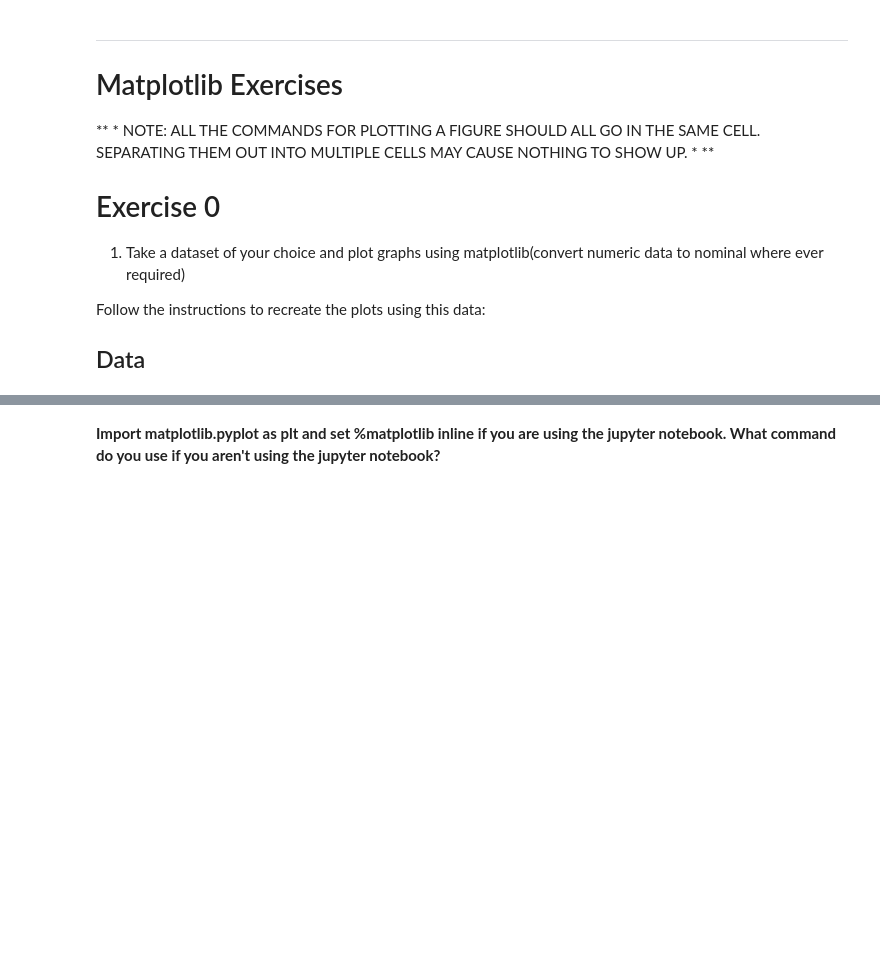
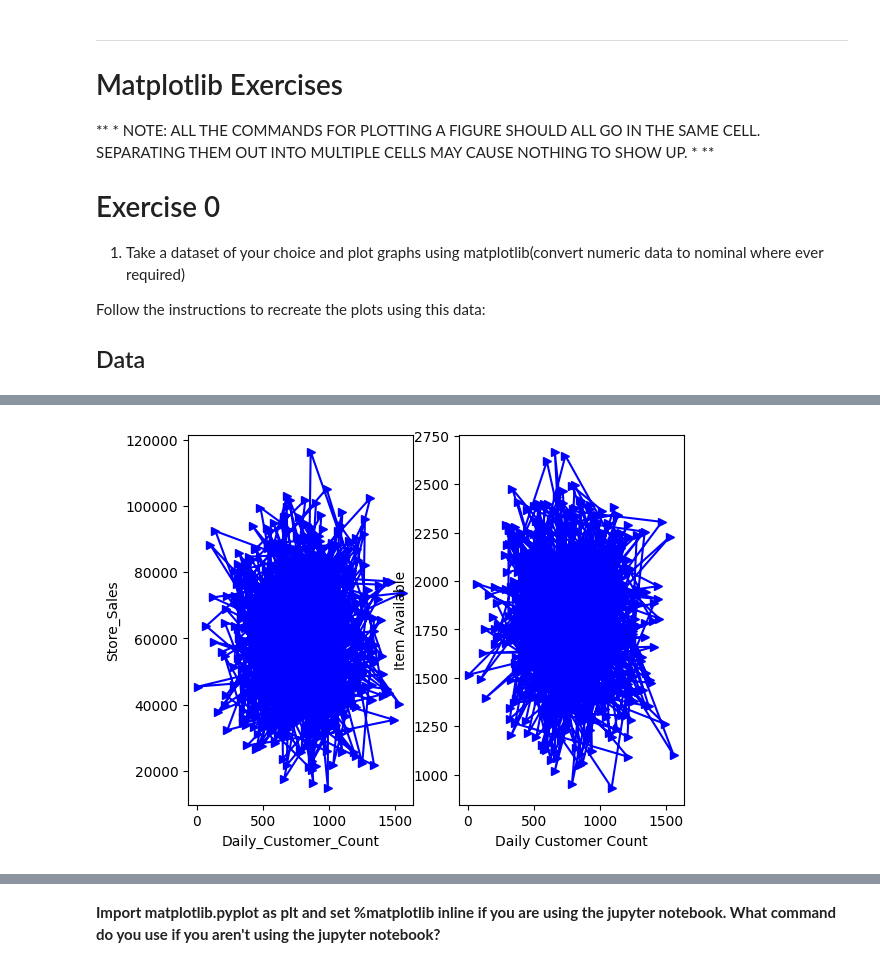
Before and after one commit to Paxyifier/AIML-Practicals, a Jupyter notebook: 19-AIML-Practical-2.3.ipynb, the cells around one changed output, grey strips where cells are left out. Cells and saved outputs as stored; diff of their text form; code cells hidden in the pictures; blank space fills up the shorter version.

```diff
--- a/19-AIML-Practical-2.3.ipynb
+++ b/19-AIML-Practical-2.3.ipynb
@@ -394,0 +467,11 @@ Follow the instructions to recreate the plots using this data:
+# %%
+plt.subplot(1,2,1)
+plt.plot(df['Daily_Customer_Count'], df['Store_Sales'],'b->')
+plt.xlabel('Daily_Customer_Count')
+plt.ylabel('Store_Sales')
+plt.subplot(1,2,2)
+plt.plot(df['Daily_Customer_Count'], df['Items_Available'],'b->')
+plt.xlabel('Daily Customer Count')
+plt.ylabel('Item Available');
+# %% [output]
+[figure, added]
```
Also changed, not shown: parts of 37 cells of this notebook, 1 other file.
